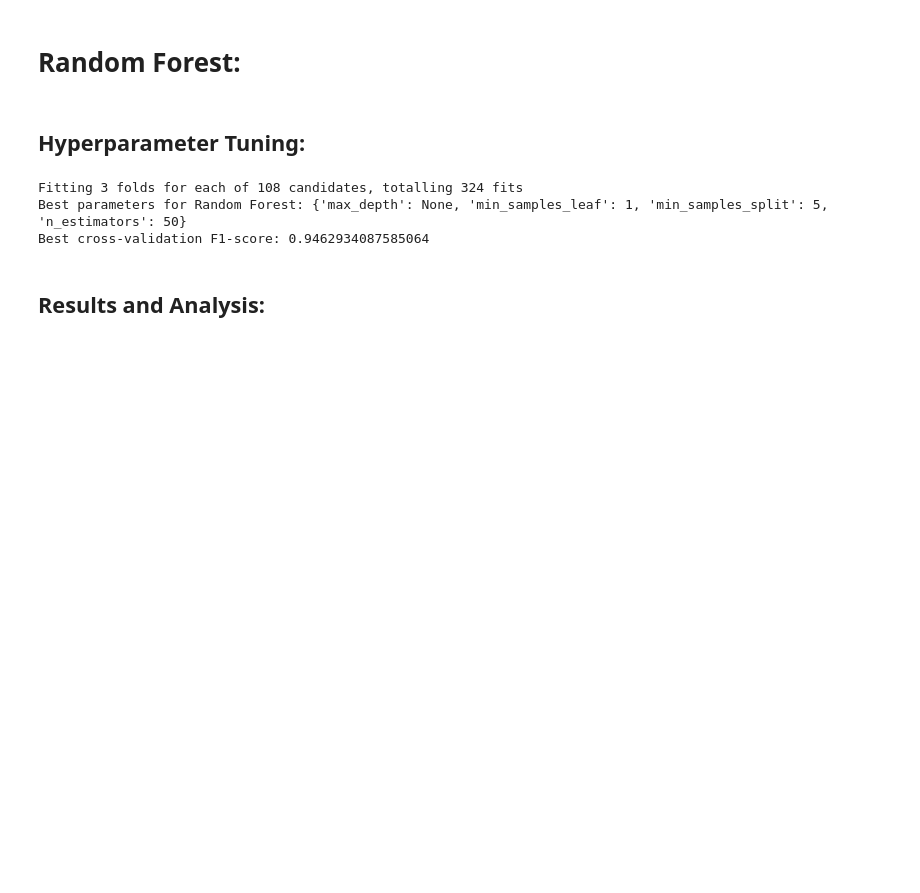
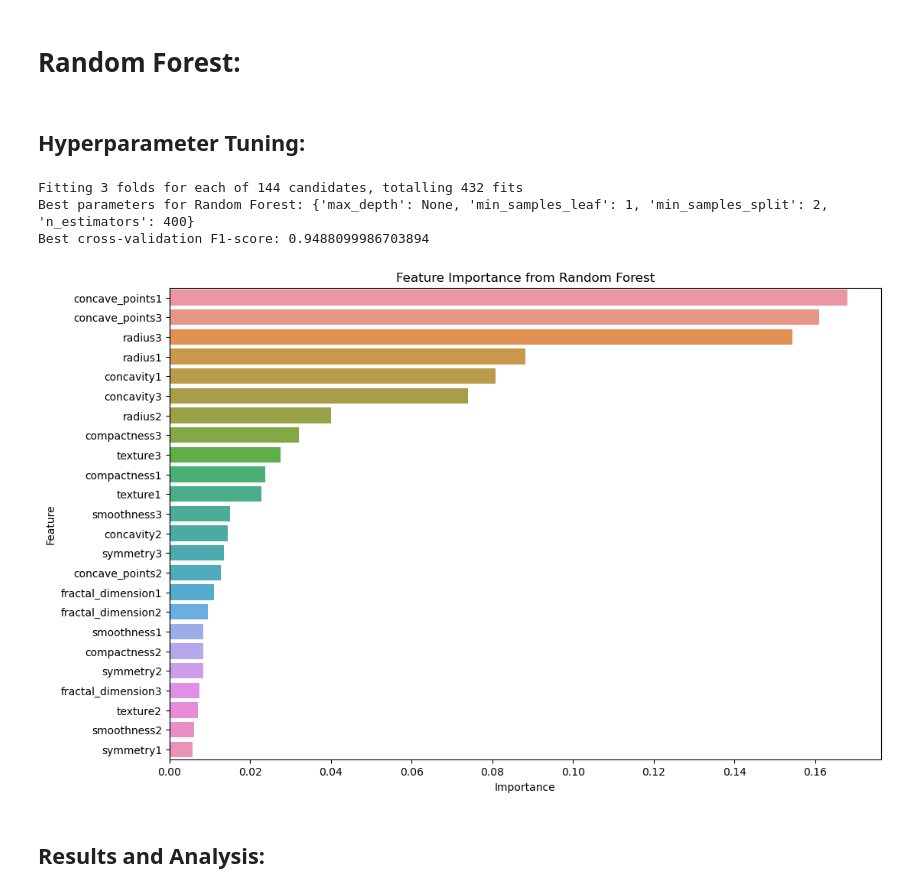
Before and after one commit to alimonds790/Cancer_Tumor_Classification, a Jupyter notebook: Cancer_tumor_classification.ipynb, the cells around one changed output. Cells and saved outputs as stored; diff of their text form; code cells hidden in the pictures; blank space fills up the shorter version.

```diff
--- a/Cancer_tumor_classification.ipynb
+++ b/Cancer_tumor_classification.ipynb
@@ -279,14 +281,14 @@ random_forest = RandomForestClassifier(random_state=42)
 
 # Define the parameter grid for hyperparameter tuning
 param_grid = {
-    'n_estimators': [50, 100, 200],
+    'n_estimators': [50, 100, 200, 400],
     'max_depth': [None, 10, 20, 30],
     'min_samples_split': [2, 5, 10],
     'min_samples_leaf': [1, 2, 4]
 }
 
 # Perform GridSearchCV for hyperparameter tuning with F1-score
-grid_search = GridSearchCV(estimator=random_forest, param_grid=param_grid, cv=3, n_jobs=-1, verbose=2, scoring='f1')
+grid_search = GridSearchCV(estimator=random_forest, param_grid=param_grid, cv=3, n_jobs=-1, verbose=3, scoring='f1')
 grid_search.fit(X_train, y_train)
 
 # Best parameters and best score
@@ -296,9 +298,32 @@ best_score = grid_search.best_score_
 print(f"Best parameters for Random Forest: {best_params}")
 print(f"Best cross-validation F1-score: {best_score}")
 # %% [output]
-Fitting 3 folds for each of 108 candidates, totalling 324 fits
-Best parameters for Random Forest: {'max_depth': None, 'min_samples_leaf': 1, 'min_samples_split': 5, 'n_estimators': 50}
-Best cross-validation F1-score: 0.9462934087585064
+Fitting 3 folds for each of 144 candidates, totalling 432 fits
+Best parameters for Random Forest: {'max_depth': None, 'min_samples_leaf': 1, 'min_samples_split': 2, 'n_estimators': 400}
+Best cross-validation F1-score: 0.9488099986703894
+# %%
+# Assuming 'random_forest' is your trained Random Forest classifier and 'X_train' is your training data
+# Get feature importances
+feature_importances = grid_search.best_estimator_.feature_importances_
+
+# Create a DataFrame for better visualization
+feature_importance_df = pd.DataFrame({
+    'Feature': X_train.columns,
+    'Importance': feature_importances
+})
+
+# Sort the DataFrame by importance
+feature_importance_df = feature_importance_df.sort_values(by='Importance', ascending=False)
+
+# Plot the feature importances
+plt.figure(figsize=(12, 8))
+sns.barplot(x='Importance', y='Feature', data=feature_importance_df)
+plt.title('Feature Importance from Random Forest')
+plt.xlabel('Importance')
+plt.ylabel('Feature')
+plt.show()
+# %% [output]
+[figure, added]
 # %% [markdown]
 ## Results and Analysis:
 # %% [markdown]
```
Also changed, not shown: parts of 3 cells of this notebook.
